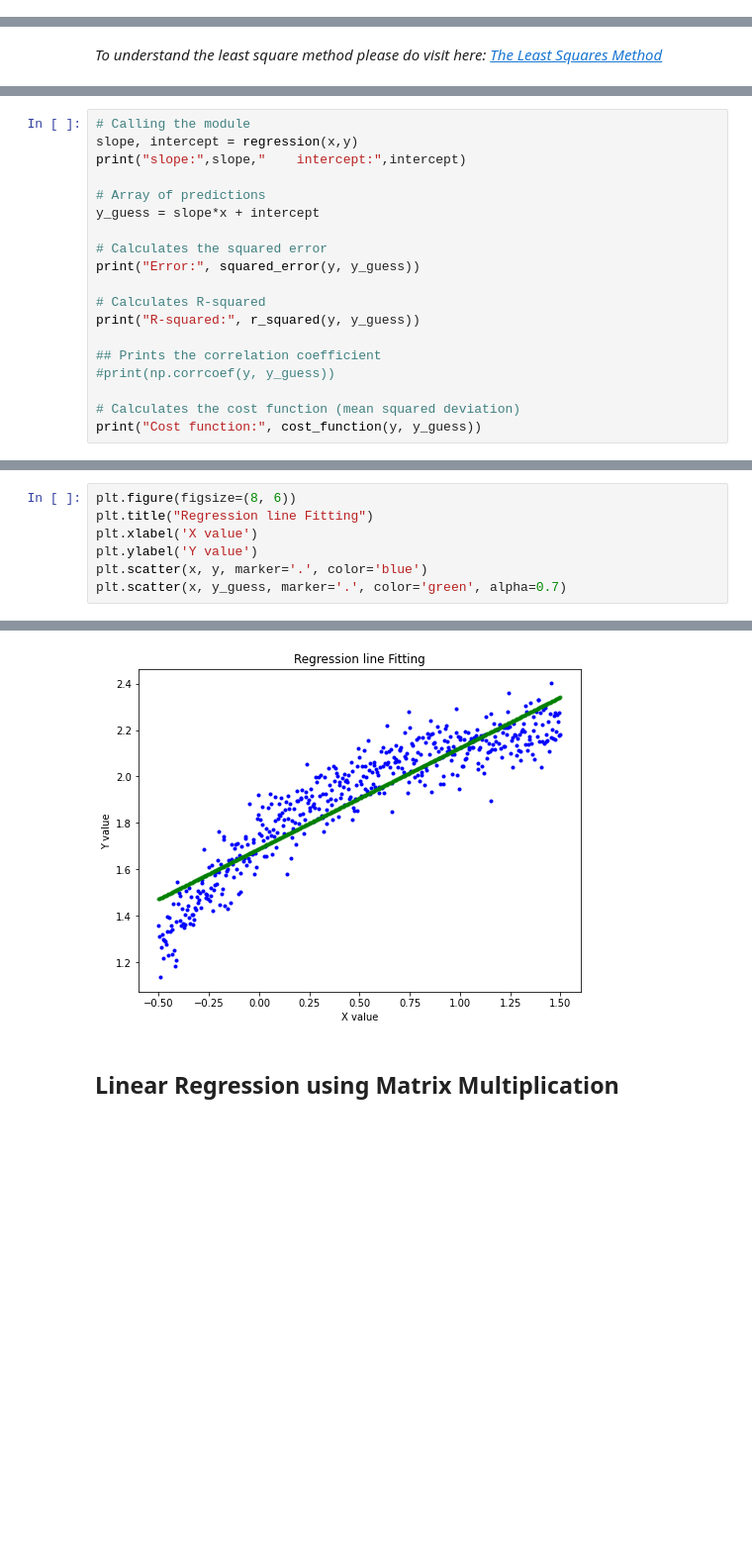
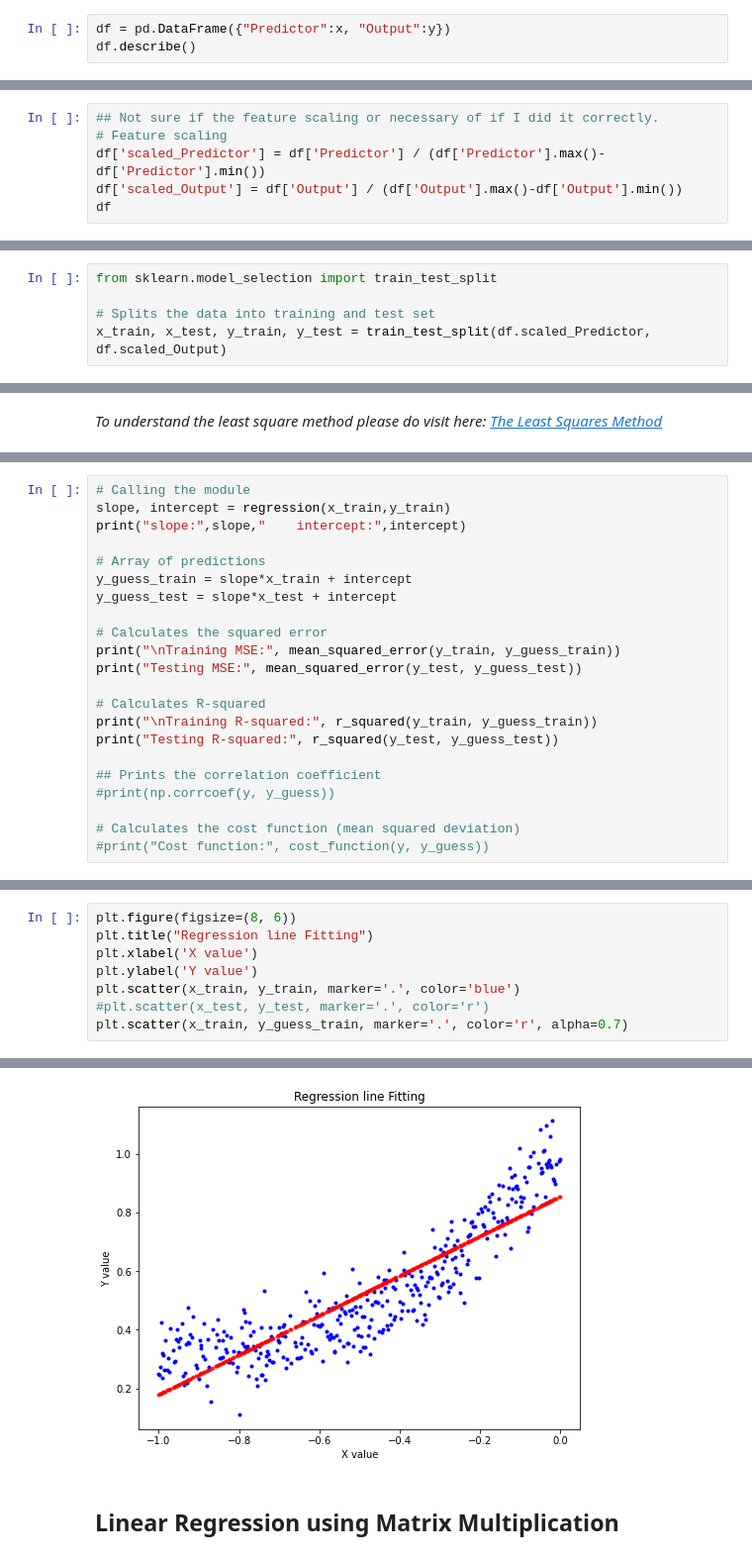
Before and after one commit to Nischal2015/machine_learning, a Jupyter notebook: linear_regression.ipynb, the cells around one changed output, grey strips where cells are left out. Shown at 99% size. Saved outputs shown, nothing was run; the diff lists cells and outputs as text; blank space fills up the shorter version.

```diff
--- a/linear_regression.ipynb
+++ b/linear_regression.ipynb
@@ -27,0 +30,3 @@ x = x - 0.5
+# %%
+df = pd.DataFrame({"Predictor":x, "Output":y})
+df.describe()
@@ -27,0 +48,6 @@ x = x - 0.5
+# %%
+## Not sure if the feature scaling or necessary of if I did it correctly.
+# Feature scaling
+df['scaled_Predictor'] = df['Predictor'] / (df['Predictor'].max()-df['Predictor'].min())
+df['scaled_Output'] = df['Output'] / (df['Output'].max()-df['Output'].min())
+df
@@ -28,3 +68,8 @@ x = x - 0.5
+# %%
+from sklearn.model_selection import train_test_split
+
+# Splits the data into training and test set
+x_train, x_test, y_train, y_test = train_test_split(df.scaled_Predictor, df.scaled_Output)
 # %%
 plt.figure(figsize=(8,6))
 plt.title("Dataset")
@@ -71,20 +122,23 @@ def cost_function(actual, observed):
 # %%
 # Calling the module
-slope, intercept = regression(x,y)
+slope, intercept = regression(x_train,y_train)
 print("slope:",slope,"    intercept:",intercept)
 
 # Array of predictions
-y_guess = slope*x + intercept
+y_guess_train = slope*x_train + intercept
+y_guess_test = slope*x_test + intercept
 
 # Calculates the squared error
-print("Error:", squared_error(y, y_guess))
+print("\nTraining MSE:", mean_squared_error(y_train, y_guess_train))
+print("Testing MSE:", mean_squared_error(y_test, y_guess_test))
 
 # Calculates R-squared
-print("R-squared:", r_squared(y, y_guess))
+print("\nTraining R-squared:", r_squared(y_train, y_guess_train))
+print("Testing R-squared:", r_squared(y_test, y_guess_test))
 
 ## Prints the correlation coefficient
 #print(np.corrcoef(y, y_guess))
 
 # Calculates the cost function (mean squared deviation)
-print("Cost function:", cost_function(y, y_guess))
+#print("Cost function:", cost_function(y, y_guess))
 # %% [output]
@@ -95,13 +152,14 @@ Cost function: 0.00585168791014004
 # %%
 plt.figure(figsize=(8, 6))
 plt.title("Regression line Fitting")
 plt.xlabel('X value')
 plt.ylabel('Y value')
-plt.scatter(x, y, marker='.', color='blue')
-plt.scatter(x, y_guess, marker='.', color='green', alpha=0.7)
+plt.scatter(x_train, y_train, marker='.', color='blue')
+#plt.scatter(x_test, y_test, marker='.', color='r')
+plt.scatter(x_train, y_guess_train, marker='.', color='r', alpha=0.7)
 # %% [output]
 <matplotlib.collections.PathCollection at 0x...>
-[figure, old version]
+[figure, new version]
 # %% [markdown]
 ## Linear Regression using Matrix Multiplication
 # %%
```
Also changed, not shown: parts of 22 cells of this notebook.
